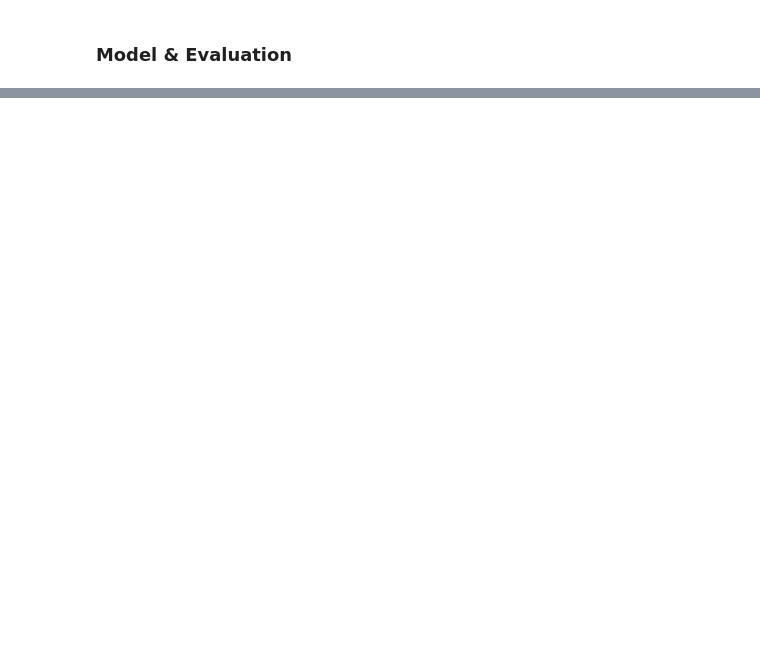
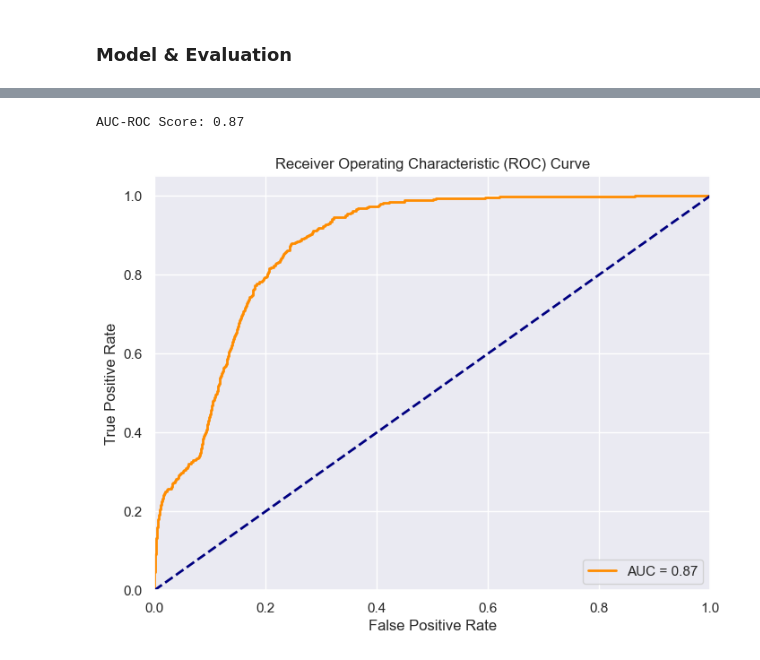
Before and after one commit to peterkchung/lead-scoring-basic, a Jupyter notebook: lead_scoring_0.1.ipynb, the cells around one changed output, grey strips where cells are left out. Cells and saved outputs as stored; diff of their text form; code cells hidden in the pictures; blank space fills up the shorter version.

Commit message:
Preprocessing v1 added. GridSearch tunig added.

```diff
--- a/lead_scoring_0.1.ipynb
+++ b/lead_scoring_0.1.ipynb
@@ -253,0 +248,4 @@ X_train_numerical_powertransform = power_transform(X_train[num_power_features])
+# %%
+X_train_postprocess = pd.DataFrame(data=X_train_processed, columns=X_train_processed_names)
+X_train_postprocess = X_train_postprocess.drop(['job_unknown', 'marital_unknown', 'education_unknown', 'default_unknown', 'housing_unknown', 'loan_unknown', 'poutcome_nonexistent'], axis=1)
+X_train_postprocess
@@ -490,0 +290,15 @@ plt.show()
+# %%
+# --- Logistic Regression
+parameter_set = [
+    {'penalty' : ['l1', 'l2', 'elasticnet', 'none'],
+    'C' : np.logspace(-1, 0.01, 1, 10, 100),
+    'solver' : ['lbfgs', 'newton-cg', 'liblinear', 'sag', 'saga'],
+    'max_iter' : [100, 500, 1000]
+    }
+]
+
+logreg = LogisticRegression()
+logreg_grid = GridSearchCV(logreg, param_grid = parameter_set, cv = 3, verbose=True, n_jobs=-1)
+logreg_model = logreg_grid.fit(X_train_postprocess, y_train)
+
+print(f"Fitted hyperparameters: {logreg_model.best_estimator_}")
@@ -490,0 +447,24 @@ plt.show()
+# %%
+# --- Calculate AUC-ROC score
+y_prob = logreg_model.predict_proba(X_val_postprocess)[:, 1]
+roc_auc = roc_auc_score(y_val, y_prob)
+print(f'AUC-ROC Score: {roc_auc:.2f}')
+
+# --- Generate ROC curve
+fpr, tpr, _ = roc_curve(y_val, y_prob)
+roc_auc = auc(fpr, tpr)
+
+# --- Plot ROC curve
+plt.figure(figsize=(8, 6))
+plt.plot(fpr, tpr, color='darkorange', lw=2, label=f'AUC = {roc_auc:.2f}')
+plt.plot([0, 1], [0, 1], color='navy', lw=2, linestyle='--')
+plt.xlim([0.0, 1.0])
+plt.ylim([0.0, 1.05])
+plt.xlabel('False Positive Rate')
+plt.ylabel('True Positive Rate')
+plt.title('Receiver Operating Characteristic (ROC) Curve')
+plt.legend(loc='lower right')
+plt.show()
+# %% [output]
+AUC-ROC Score: 0.87
+[figure, added]
```
Also changed, not shown: parts of 27 cells of this notebook, 1 other file.
